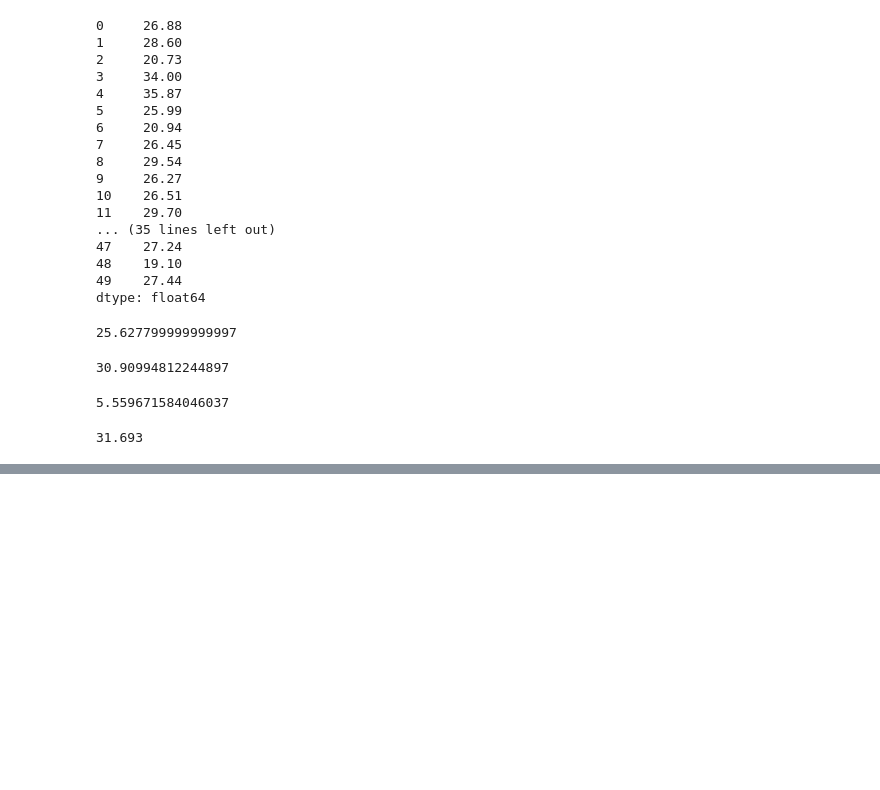
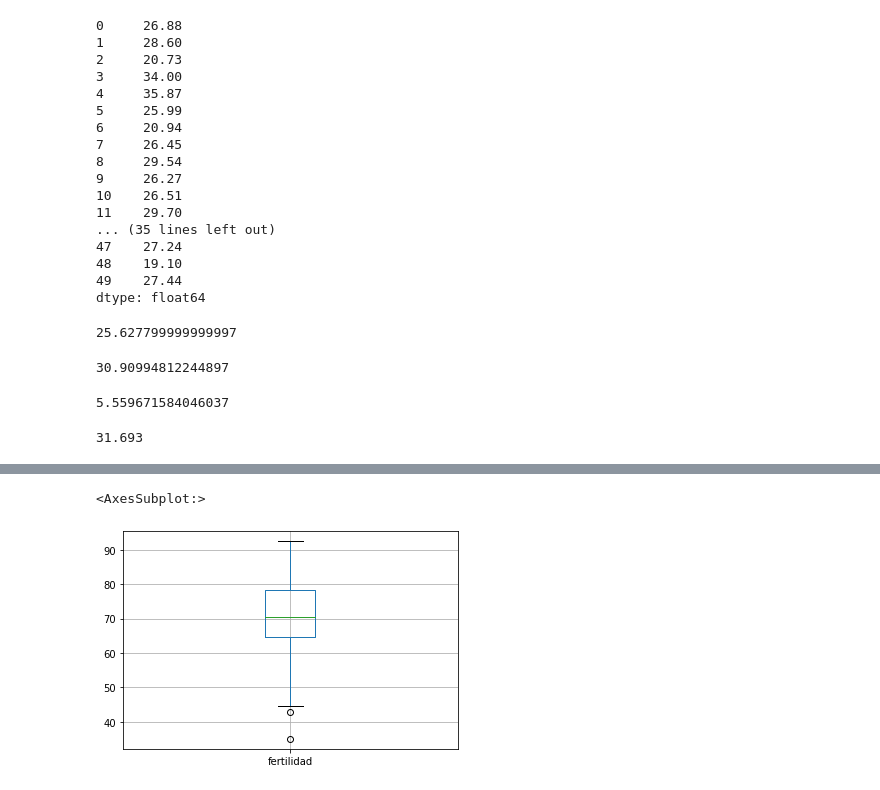
Before and after one commit to JoanClaverol/Probabilidad-y-Estad-stica-aplicada-a-Negocios-y-Empresas, a Jupyter notebook: notebooks/Problemas_de_Estadística_Descriptiva_Resumen.ipynb, the cells around one changed output, grey strips where cells are left out. Cells and saved outputs as stored; diff of their text form; code cells hidden in the pictures; blank space fills up the shorter version.

```diff
--- a/notebooks/Problemas_de_Estadística_Descriptiva_Resumen.ipynb
+++ b/notebooks/Problemas_de_Estadística_Descriptiva_Resumen.ipynb
@@ -104,0 +197,5 @@ siguientes:
+# %%
+provincias.boxplot(column='fertilidad')
+# %% [output]
+<AxesSubplot:>
+[figure, added]
```
Also changed, not shown: parts of 12 cells of this notebook, 27 other files.
